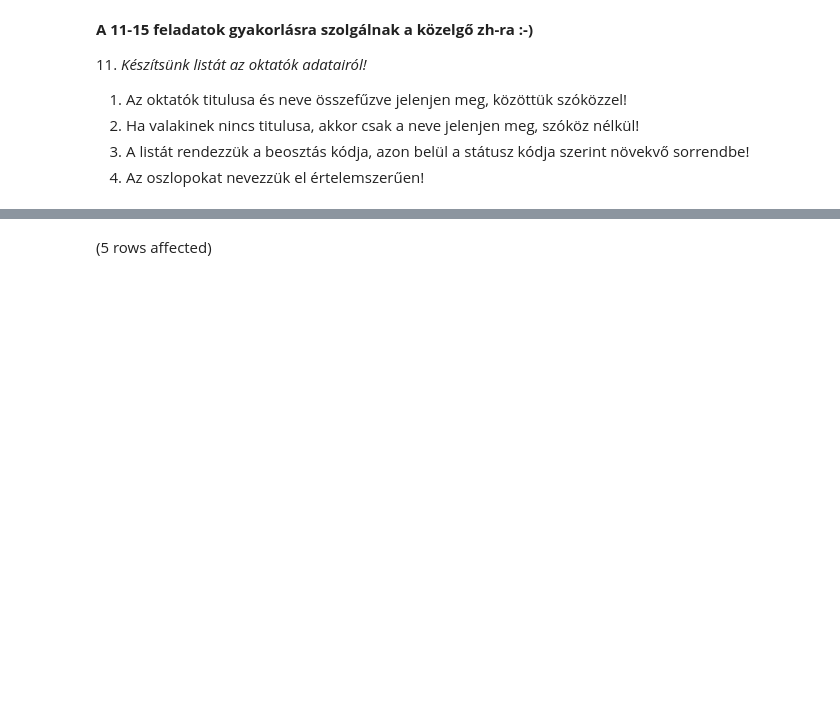
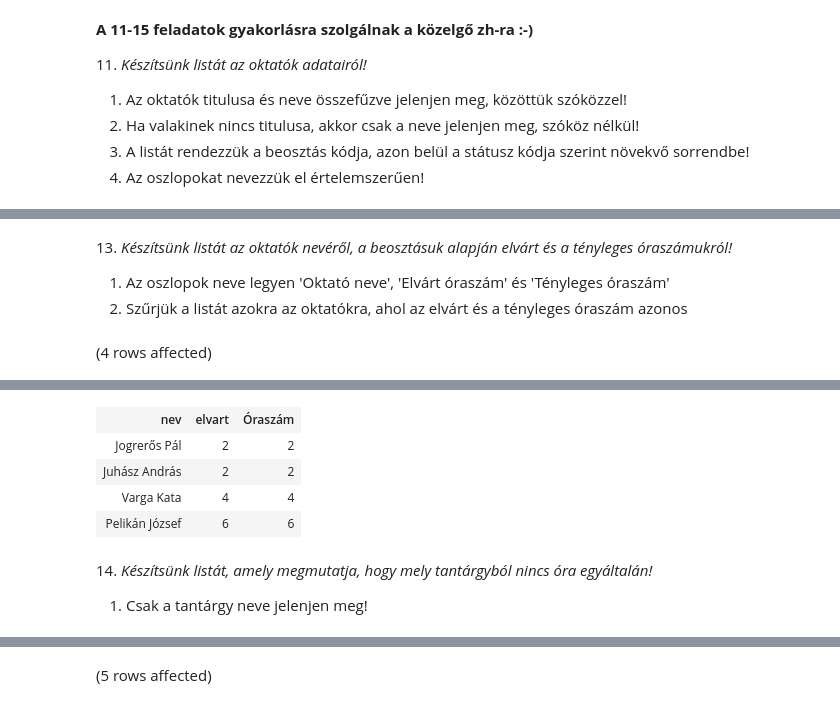
Before and after one commit to j6n0s/BCXA6D_Adatbazisok, a Jupyter notebook: gyakorlat03_feladatok.ipynb, the cells around one changed output, grey strips where cells are left out. Saved outputs shown, nothing was run; the diff lists cells and outputs as text; code cells hidden in the pictures; blank space fills up the shorter version.

```diff
--- a/gyakorlat03_feladatok.ipynb
+++ b/gyakorlat03_feladatok.ipynb
@@ -168,0 +299,15 @@ Total execution time: 00:00:00.026
+# %% [markdown]
+13. _Készítsünk listát az oktatók nevéről, a beosztásuk alapján elvárt és a tényleges óraszámukról!_
+
+1. Az oszlopok neve legyen 'Oktató neve', 'Elvárt óraszám' és 'Tényleges óraszám'
+2. Szűrjük a listát azokra az oktatókra, ahol az elvárt és a tényleges óraszám azonos
+# %%
+SELECT  okt.nev,
+        be.elvart,
+        COUNT(*) AS 'Óraszám'
+FROM Oktatok okt JOIN Beosztasok be ON okt.beosztás = be.beosztas_id
+                 JOIN Orak o ON okt.oktato_id = o.tanar
+GROUP BY okt.nev, be.elvart
+HAVING COUNT(*) = be.elvart
+# %% [output]
+(4 rows affected)
@@ -168,0 +315,9 @@ Total execution time: 00:00:00.026
+| nev | elvart | Óraszám |
+| Jogrerős Pál | 2 | 2 |
+| Juhász András | 2 | 2 |
+| Varga Kata | 4 | 4 |
+| Pelikán József | 6 | 6 |
+# %% [markdown]
+14. _Készítsünk listát, amely megmutatja, hogy mely tantárgyból nincs óra egyáltalán!_
+
+1. Csak a tantárgy neve jelenjen meg!
```
Also changed, not shown: parts of 15 cells of this notebook, 1 other file.
